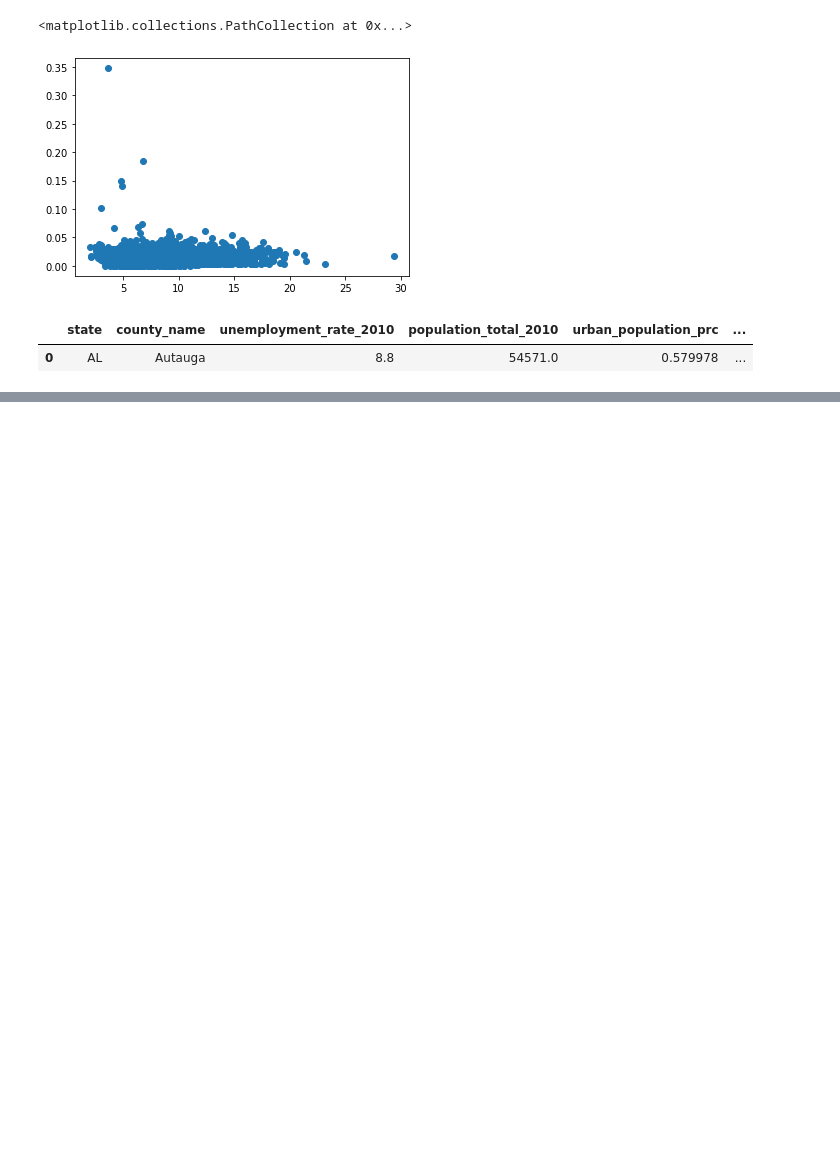
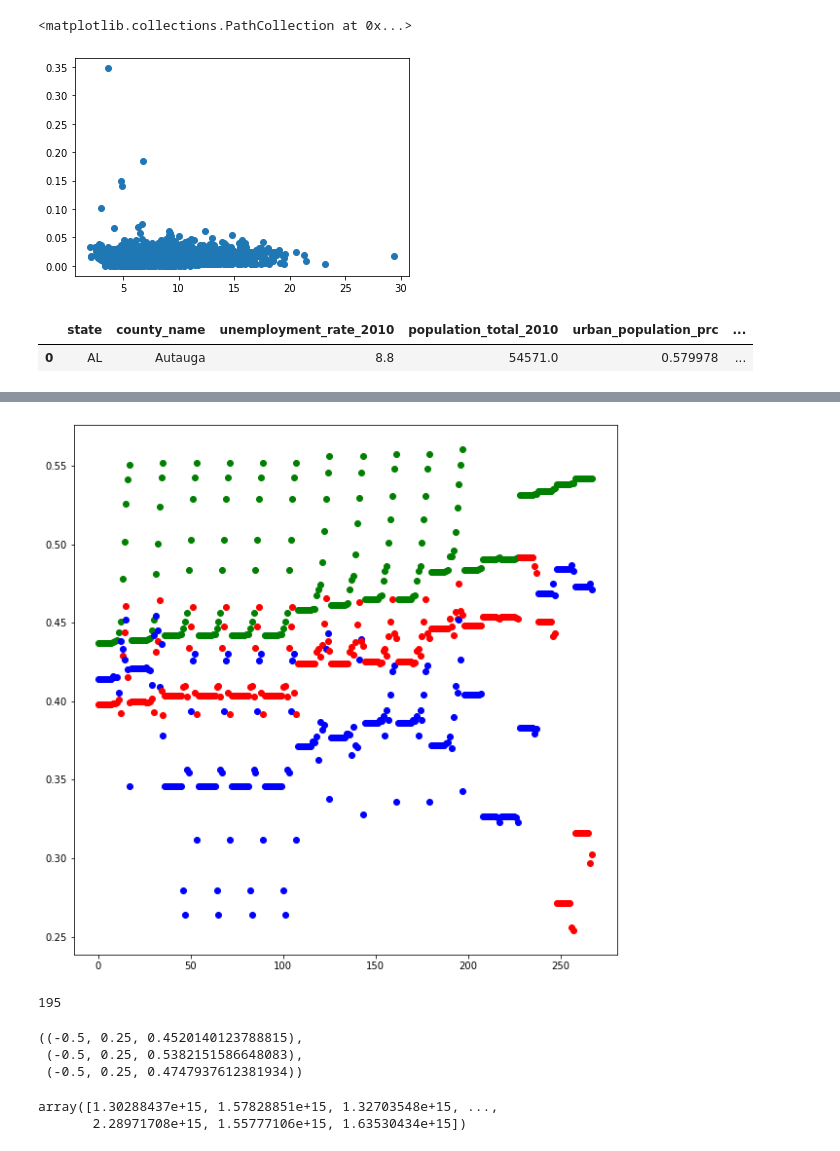
Before and after one commit to khbk/capstone-unemployment, a Jupyter notebook: code/02_EDA_and_Preprocessing.ipynb, the cells around one changed output, grey strips where cells are left out. Drawn from its saved outputs; the diff is of its cells as text; code cells hidden in the pictures; blank space fills up the shorter version.

```diff
--- a/code/02_EDA_and_Preprocessing.ipynb
+++ b/code/02_EDA_and_Preprocessing.ipynb
@@ -69,16 +45,3 @@ df.head(1)
 | 0 | AL | Autauga | 8.8 | 54571.0 | 0.579978 | ... |
 # %%
 # Interaction columns based on the correlation
-# %%
-#identifying the interactions that are worth analyzing
-interaction = []
-for i in list(df.corr().columns):
-    for j in list(df.corr().index):
-        if (df.corr().loc[j, i] < -0.5  and df.corr().loc[j, i] != -1) or (df.corr().loc[j, i] > 0.4 and df.corr().loc[j, i] != 1):
-            interaction.append((j, i))
-
-#laziness does pay off in programming. instead of hard coding this myself, i wrote a loop. hashtag evil laugh here
-# %%
-# creating the columns with identified interactions
-for a in interaction:
-    df[a[0]+'_'+a[1]] = df[a[0]] * df[a[1]]
@@ -91,3 +47,0 @@ df.to_csv('../data/final_preprocessed_data_with_polynomials.csv')
-# %%
-X = df.drop(columns = ['state', 'county_name', 'unemployment_rate_2010', 'population_total_2010'])
-y = df['unemployment_rate_2010']
@@ -108,0 +180,23 @@ lr.score(Z_train, y_train), cross_val_score(lr, Z_train, y_train).mean()
+# %%
+plt.figure(figsize=(10,10))
+for i in range(len(test)):
+    plt.scatter(i, train[i][2], color='blue')
+    plt.scatter(i, test[i][2], color='green')
+    plt.scatter(i, cross[i][2], color='red')
+# %% [output]
+[figure, added]
+# %%
+maxim = -999
+for i in range(len(test)):
+    if (test[i][2] + train[i][2] + cross[i][2]) > maxim:
+        maxim=(test[i][2] + train[i][2] + cross[i][2])
+for i in range(len(test)):
+    if (test[i][2] + train[i][2] + cross[i][2]) == maxim:
+# %% [output]
+195
+# %%
+train[195], test[195], cross[195]
+# %% [output]
+((-0.5, 0.25, 0.4520140123788815),
+ (-0.5, 0.25, 0.5382151586648083),
+ (-0.5, 0.25, 0.4747937612381934))
@@ -108,0 +208,5 @@ lr.score(Z_train, y_train), cross_val_score(lr, Z_train, y_train).mean()
+# %%
+preds
+# %% [output]
+array([1.30288437e+15, 1.57828851e+15, 1.32703548e+15, ...,
+       2.28971708e+15, 1.55777106e+15, 1.63530434e+15])
```
Also changed, not shown: parts of 16 cells of this notebook, 2 other files.
